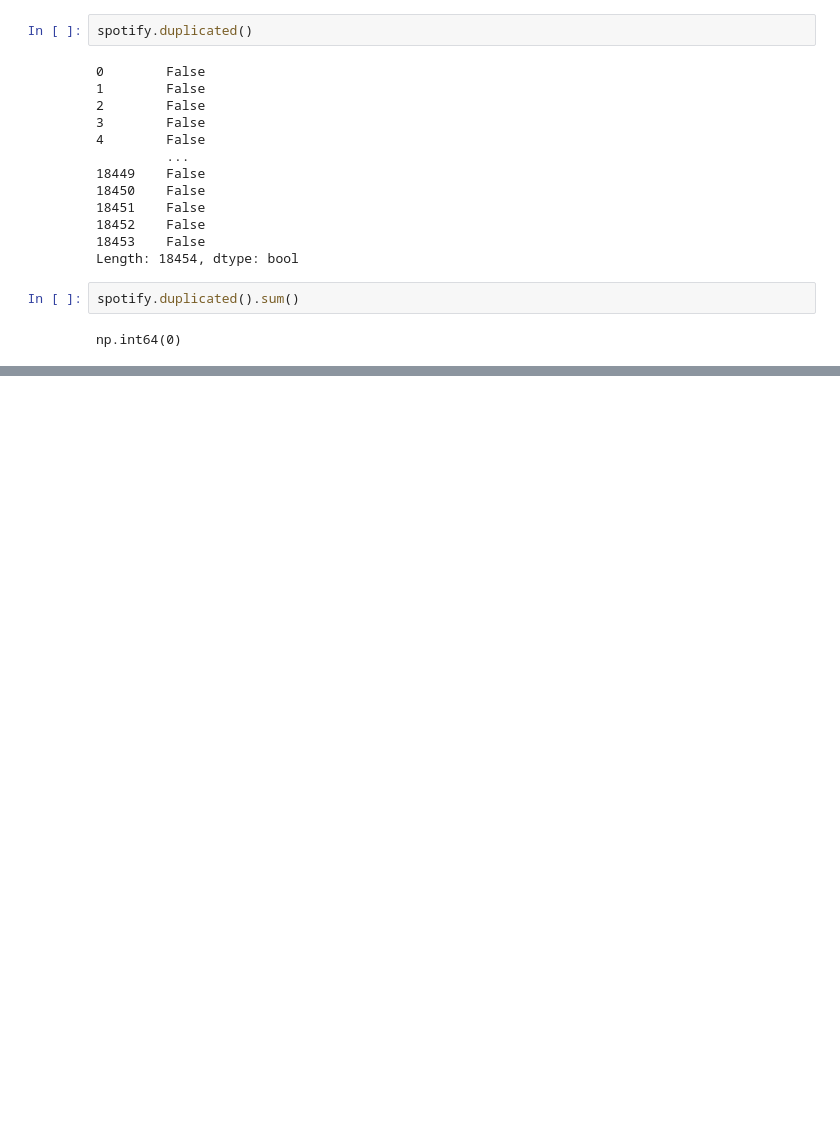
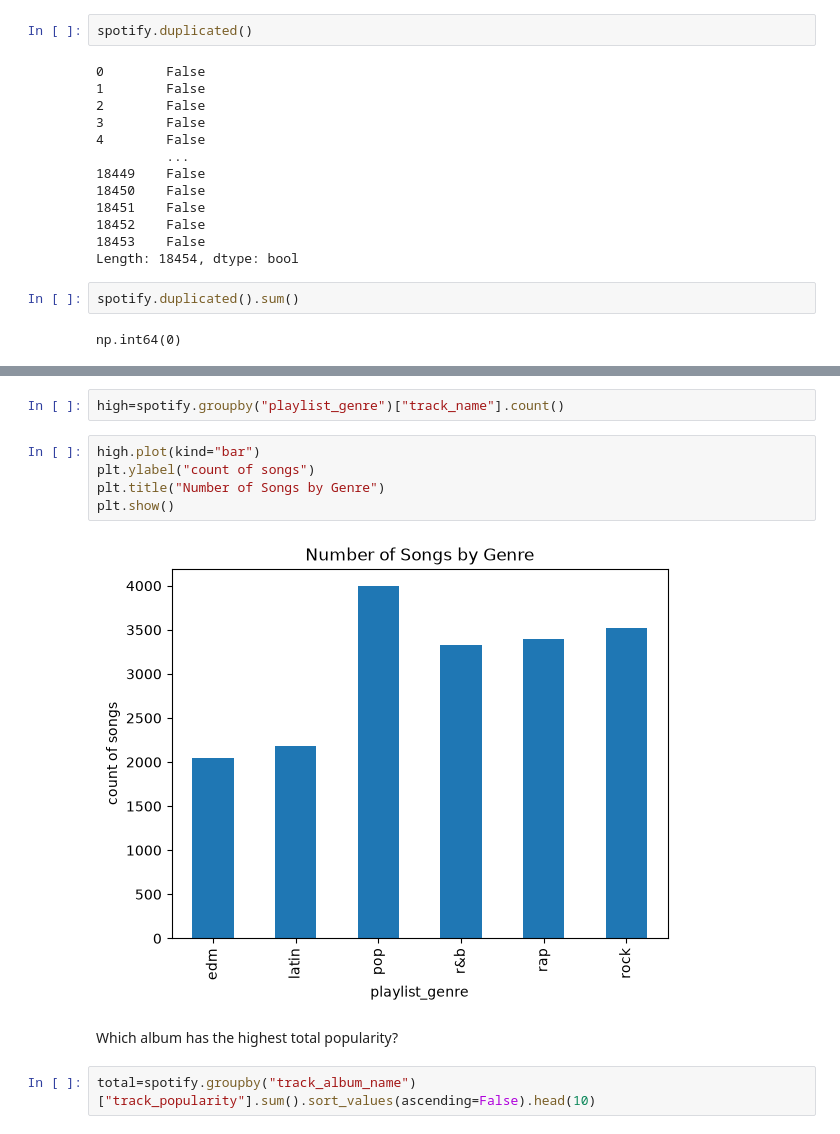
Before and after one commit to GnanajothiM/Spotify-Song-Trends-and-Audio-Feature-Analysis, a Jupyter notebook: source/spotify_songs.ipynb, the cells around one changed output, grey strips where cells are left out. Cells and saved outputs as stored; diff of their text form; blank space fills up the shorter version.

```diff
--- a/source/spotify_songs.ipynb
+++ b/source/spotify_songs.ipynb
@@ -211,0 +309,13 @@ np.int64(0)
+# %%
+high=spotify.groupby("playlist_genre")["track_name"].count()
+# %%
+high.plot(kind="bar")
+plt.ylabel("count of songs")
+plt.title("Number of Songs by Genre")
+plt.show()
+# %% [output]
+[figure, added]
+# %% [markdown]
+Which album has the highest total popularity?
+# %%
+total=spotify.groupby("track_album_name")["track_popularity"].sum().sort_values(ascending=False).head(10)
```
Also changed, not shown: parts of 39 cells of this notebook.
